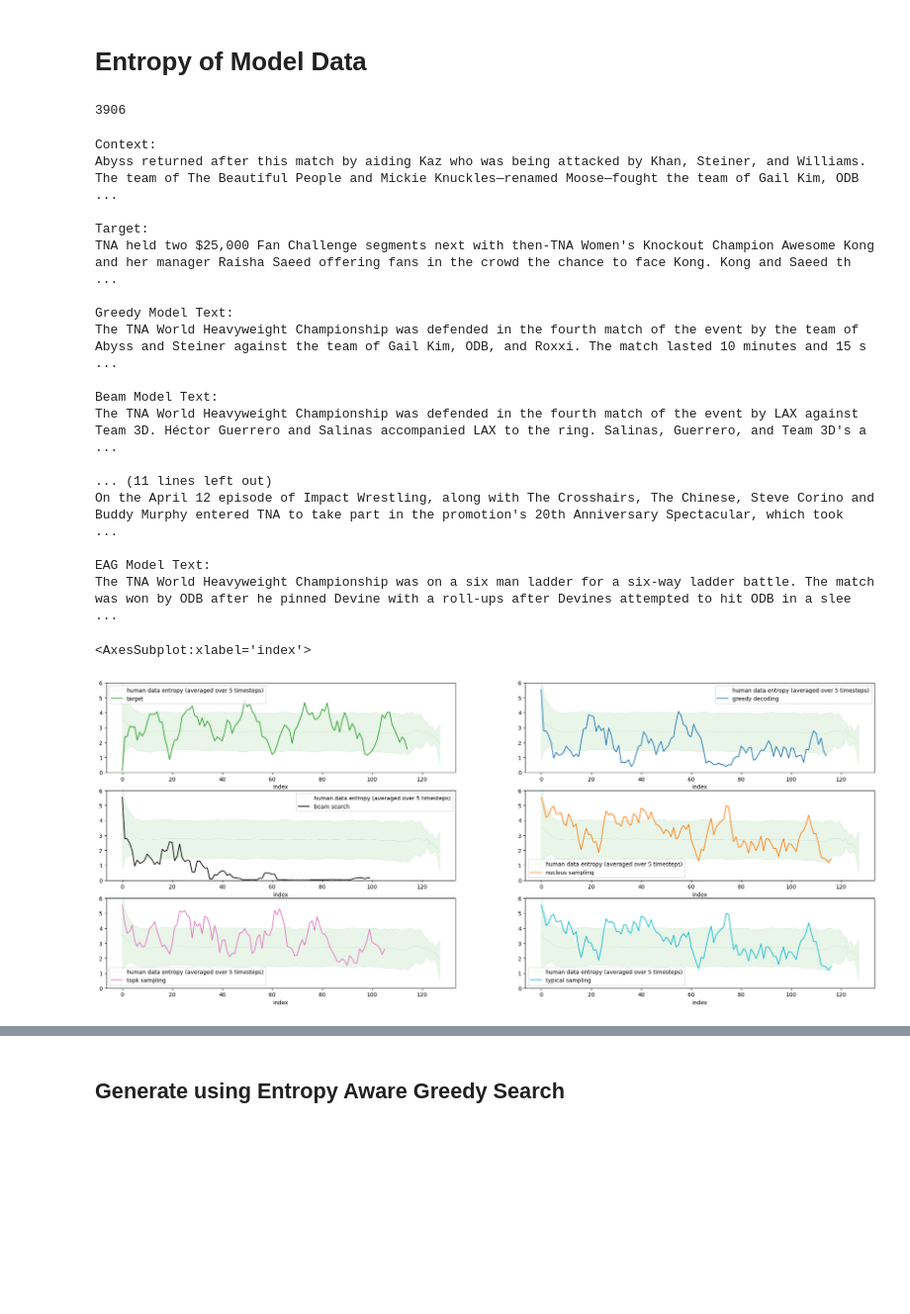
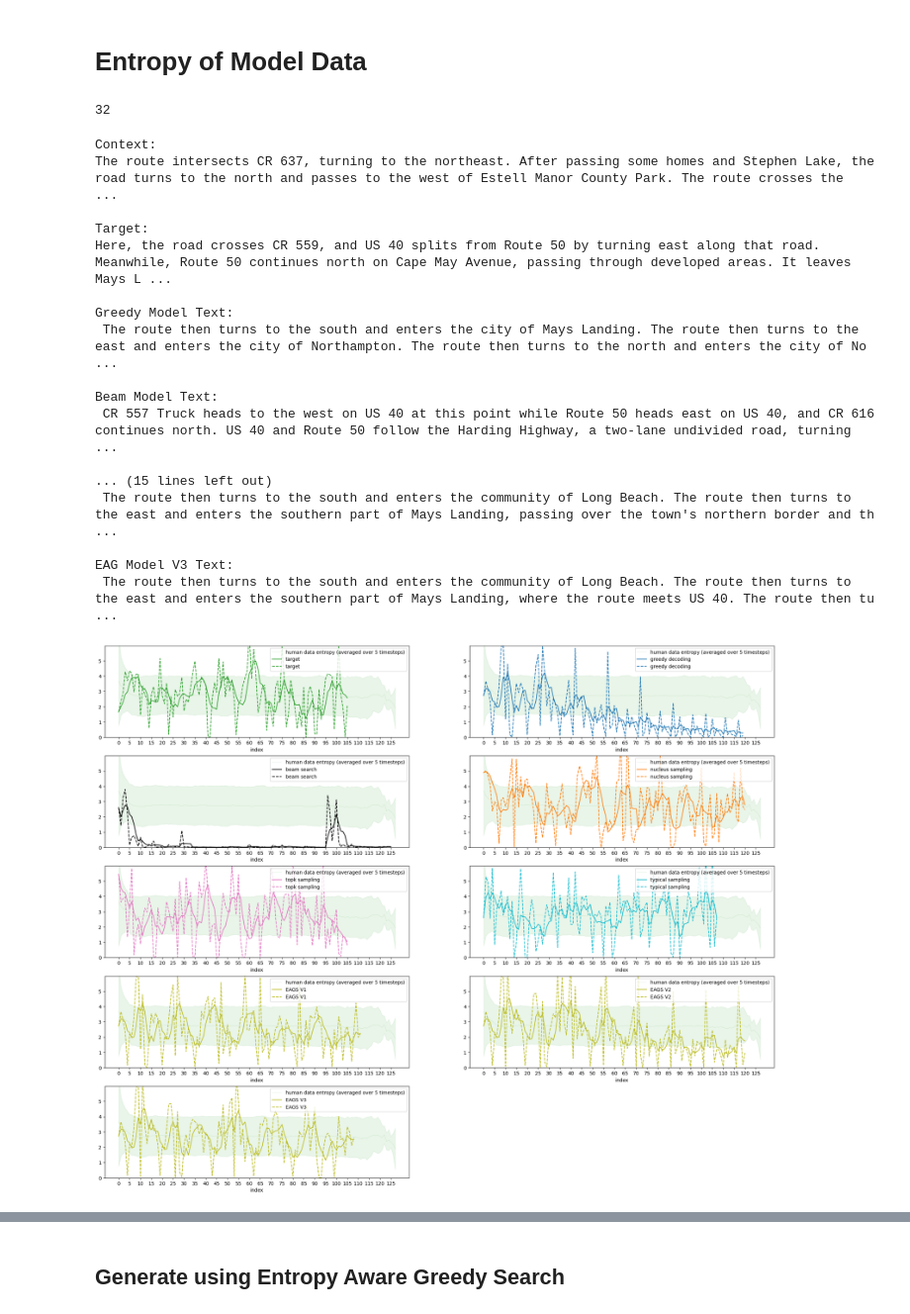
Before and after one commit to kushalarora/stable_entropy_hypothesis, a Jupyter notebook: text_completion/wiki/gpt2_wiki_prompt.ipynb, the cells around one changed output, grey strips where cells are left out. Shown at 99% size. Saved outputs shown, nothing was run; the diff lists cells and outputs as text; code cells hidden in the pictures; blank space fills up the shorter version.

```diff
--- a/text_completion/wiki/gpt2_wiki_prompt.ipynb
+++ b/text_completion/wiki/gpt2_wiki_prompt.ipynb
@@ -256,9 +266,9 @@ human_datapoint_idx = human_dataframe[(human_dataframe.model_text == human_datap
 
 print(human_datapoint_idx)
 
-human_datapoint_idx=542
+human_datapoint_idx=34
 # %% [output]
-3906
+32
 # %%
 human_datapoint = human_dataframe.iloc[human_datapoint_idx]
 greedy_sample = model_greedy_dataframe[model_greedy_dataframe.context == human_datapoint.context].iloc[0]
@@ -266,7 +276,10 @@ beam_sample = model_beam_dataframe[model_beam_dataframe.context == human_datapoi
 nucleus_sample = model_nucleus_dataframe[model_nucleus_dataframe.context == human_datapoint.context].iloc[0]
 topk_sample = model_topk_dataframe[model_topk_dataframe.context == human_datapoint.context].iloc[0]
 typical_sample = model_typical_dataframe[model_typical_dataframe.context == human_datapoint.context].iloc[0]
-eag_sample = model_eag_dataframe.iloc[human_datapoint_idx]
+eag_v1_sample = model_eags_v1_dataframe.iloc[human_datapoint_idx]
+eag_v2_sample = model_eags_v2_dataframe.iloc[human_datapoint_idx]
+eag_v3_sample = model_eags_v3_dataframe.iloc[human_datapoint_idx]
+
 # eabs_sample = model_eabs_dataframe.iloc[human_datapoint_idx * 10]
 
 print("Context:")
@@ -293,8 +306,18 @@ print("Typical Model Text: ")
 print_sample(human_datapoint.context, typical_sample.model_text)
 print()
 
-print("EAG Model Text:")
-print_sample(human_datapoint.context, eag_sample.model_text.replace("\n", "\\n"))
+print("EAG Model V1 Text:")
+print_sample(human_datapoint.context, eag_v1_sample.model_text)
+# print(f"Num. Voilations: {eag_sample.voilations}")
+print()
+
+print("EAG Model V2 Text:")
+print_sample(human_datapoint.context, eag_v2_sample.model_text)
+# print(f"Num. Voilations: {eag_sample.voilations}")
+print()
+
+print("EAG Model V3 Text:")
+print_sample(human_datapoint.context, eag_v3_sample.model_text)
 # print(f"Num. Voilations: {eag_sample.voilations}")
 print()
 
@@ -304,22 +327,22 @@ print()
 # print()
 # %% [output]
 Context:
-Abyss returned after this match by aiding Kaz who was being attacked by Khan, Steiner, and Williams. The team of The Beautiful People and Mickie Knuckles—renamed Moose—fought the team of Gail Kim, ODB ...
+The route intersects CR 637, turning to the northeast. After passing some homes and Stephen Lake, the road turns to the north and passes to the west of Estell Manor County Park. The route crosses the  ...
 
 Target:
-TNA held two $25,000 Fan Challenge segments next with then-TNA Women's Knockout Champion Awesome Kong and her manager Raisha Saeed offering fans in the crowd the chance to face Kong. Kong and Saeed th ...
+Here, the road crosses CR 559, and US 40 splits from Route 50 by turning east along that road. Meanwhile, Route 50 continues north on Cape May Avenue, passing through developed areas. It leaves Mays L ...
 
 Greedy Model Text:
-The TNA World Heavyweight Championship was defended in the fourth match of the event by the team of Abyss and Steiner against the team of Gail Kim, ODB, and Roxxi. The match lasted 10 minutes and 15 s ...
+ The route then turns to the south and enters the city of Mays Landing. The route then turns to the east and enters the city of Northampton. The route then turns to the north and enters the city of No ...
 
 Beam Model Text:
-The TNA World Heavyweight Championship was defended in the fourth match of the event by LAX against Team 3D. Héctor Guerrero and Salinas accompanied LAX to the ring. Salinas, Guerrero, and Team 3D's a ...
+ CR 557 Truck heads to the west on US 40 at this point while Route 50 heads east on US 40, and CR 616 continues north. US 40 and Route 50 follow the Harding Highway, a two-lane undivided road, turning ...
 
-... (11 lines left out)
-On the April 12 episode of Impact Wrestling, along with The Crosshairs, The Chinese, Steve Corino and Buddy Murphy entered TNA to take part in the promotion's 20th Anniversary Spectacular, which took  ...
+... (15 lines left out)
+ The route then turns to the south and enters the community of Long Beach. The route then turns to the east and enters the southern part of Mays Landing, passing over the town's northern border and th ...
 
-EAG Model Text:
-The TNA World Heavyweight Championship was on a six man ladder for a six-way ladder battle. The match was won by ODB after he pinned Devine with a roll-ups after Devines attempted to hit ODB in a slee ...
+EAG Model V3 Text:
+ The route then turns to the south and enters the community of Long Beach. The route then turns to the east and enters the southern part of Mays Landing, where the route meets US 40. The route then tu ...
 # %%
 lpdh = process_datapoint(
     model=gpt2_model, tokenizer=tokenizer, datapoint=human_datapoint, width=5, max_len=MAX_LEN,
@@ -346,47 +369,66 @@ typical_labeled_datapoint = process_datapoint(
     model=gpt2_model, datapoint=typical_sample,  width=5, max_len=MAX_LEN, tokenizer=tokenizer,
 )
 
-# eag_labeled_datapoint = process_datapoint(
-    # model=gpt2_model, datapoint=eag_sample,  width=5, max_len=MAX_LEN, tokenizer=tokenizer,
-# )
+eag_v1_labeled_datapoint = process_datapoint(
+    model=gpt2_model, datapoint=eag_v1_sample,  width=5, max_len=MAX_LEN, tokenizer=tokenizer,
+)
 
+eag_v2_labeled_datapoint = process_datapoint(
+    model=gpt2_model, datapoint=eag_v2_sample,  width=5, max_len=MAX_LEN, tokenizer=tokenizer,
+)
+
+eag_v3_labeled_datapoint = process_datapoint(
+    model=gpt2_model, datapoint=eag_v3_sample,  width=5, max_len=MAX_LEN, tokenizer=tokenizer,
+)
 
 # eabs_labeled_datapoint = process_datapoint(
     # model=gpt2_model, datapoint=eabs_sample,  width=5, max_len=MAX_LEN, tokenizer=tokenizer,
 # )
 
-fig, axs = plt.subplots(3,2, figsize=(25, 10))
+fig, axs = plt.subplots(5,2, figsize=(25, 20))
 plot_avg_entropies_mean_std(human_ma_entropies, axs[0, 0], 'human data entropy (averaged over 5 timesteps)', color='tab:green', std_dev=1.5, linewidth=0.1)
 lpdh.plot(x="index", y='entropy_ma', ylim=(0,6), ax=axs[0,0], label='target', color='tab:green')
+lpdh.plot(x="index", y='entropy', ylim=(0,6), ax=axs[0,0], label='target', color='tab:green', linestyle='dashed')
 
 plot_avg_entropies_mean_std(human_ma_entropies, axs[0, 1], 'human data entropy (averaged over 5 timesteps)', color='tab:green', std_dev=1.5, linewidth=0.1)
 greedy_labeled_datapoint.plot(x="index", y='entropy_ma', ylim=(0,6), ax=axs[0, 1], label='greedy decoding', color='tab:blue')
+greedy_labeled_datapoint.plot(x="index", y='entropy', ylim=(0,6), ax=axs[0, 1], label='greedy decoding', color='tab:blue', linestyle='dashed')
 
 plot_avg_entropies_mean_std(human_ma_entropies, axs[1, 0], 'human data entropy (averaged over 5 timesteps)', color='tab:green', std_dev=1.5, linewidth=0.1)
 beam_labeled_datapoint.plot(x="index", y='entropy_ma', ylim=(0,6), ax=axs[1, 0], label='beam search', color='black')
+beam_labeled_datapoint.plot(x="index", y='entropy', ylim=(0,6), ax=axs[1, 0], label='beam search', color='black', linestyle='dashed')
 
 plot_avg_entropies_mean_std(human_ma_entropies, axs[1, 1], 'human data entropy (averaged over 5 timesteps)', color='tab:green', std_dev=1.5, linewidth=0.1)
 nucleus_labeled_datapoint.plot(x="index", y='entropy_ma', ylim=(0,6), ax=axs[1, 1], label='nucleus sampling', color='tab:orange')
+nucleus_labeled_datapoint.plot(x="index", y='entropy', ylim=(0,6), ax=axs[1, 1], label='nucleus sampling', color='tab:orange', linestyle='dashed')
 
 plot_avg_entropies_mean_std(human_ma_entropies, axs[2,0], 'human data entropy (averaged over 5 timesteps)', color='tab:green', std_dev=1.5, linewidth=0.1)
 topk_labeled_datapoint.plot(x="index", y='entropy_ma', ylim=(0,6), ax=axs[2,0], label='topk sampling', color='tab:pink')
+topk_labeled_datapoint.plot(x="index", y='entropy', ylim=(0,6), ax=axs[2,0], label='topk sampling', color='tab:pink', linestyle='dashed')
 
 plot_avg_entropies_mean_std(human_ma_entropies, axs[2,1], 'human data entropy (averaged over 5 timesteps)', color='tab:green', std_dev=1.5, linewidth=0.1)
 typical_labeled_datapoint.plot(x="index", y='entropy_ma', ylim=(0,6), ax=axs[2,1], label='typical sampling', color='tab:cyan')
+typical_labeled_datapoint.plot(x="index", y='entropy', ylim=(0,6), ax=axs[2,1], label='typical sampling', color='tab:cyan', linestyle='dashed')
 
 
-# plot_avg_entropies_mean_std(human_ma_entropies, axs[2,0], 'human data entropy (averaged over 5 timesteps)', color='tab:green', std_dev=1.5, linewidth=0.1)
-# eag_labeled_datapoint.plot(x="index", y='entropy_ma', ylim=(0,6), ax=axs[2, 0], label='Entropy Aware greedy decoding', color='tab:blue')
+plot_avg_entropies_mean_std(human_ma_entropies, axs[3,0], 'human data entropy (averaged over 5 timesteps)', color='tab:green', std_dev=1.5, linewidth=0.1)
+eag_v1_labeled_datapoint.plot(x="index", y='entropy_ma', ylim=(0,6), ax=axs[3, 0], label='EAGS V1', color='tab:olive')
+eag_v1_labeled_datapoint.plot(x="index", y='entropy', ylim=(0,6), ax=axs[3, 0], label='EAGS V1', color='tab:olive', linestyle='dashed')
 
-# plot_avg_entropies_mean_std(human_ma_entropies, axs[2,1], 'human data entropy (averaged over 5 timesteps)', color='tab:green', std_dev=1.5, linewidth=0.1)
-# eabs_labeled_datapoint.plot(x="index", y='entropy_ma', ylim=(0,6), ax=axs[2, 1], label='Entropy Aware greedy decoding', color='tab:olive')
+plot_avg_entropies_mean_std(human_ma_entropies, axs[3,1], 'human data entropy (averaged over 5 timesteps)', color='tab:green', std_dev=1.5, linewidth=0.1)
+eag_v2_labeled_datapoint.plot(x="index", y='entropy_ma', ylim=(0,6), ax=axs[3, 1], label='EAGS V2', color='tab:olive')
+eag_v2_labeled_datapoint.plot(x="index", y='entropy', ylim=(0,6), ax=axs[3, 1], label='EAGS V2', color='tab:olive', linestyle='dashed')
 
+plot_avg_entropies_mean_std(human_ma_entropies, axs[4,0], 'human data entropy (averaged over 5 timesteps)', color='tab:green', std_dev=1.5, linewidth=0.1)
+eag_v3_labeled_datapoint.plot(x="index", y='entropy_ma', ylim=(0,6), ax=axs[4, 0], label='EAGS V3', color='tab:olive')
+eag_v3_labeled_datapoint.plot(x="index", y='entropy', ylim=(0,6), ax=axs[4, 0], label='EAGS V3', color='tab:olive', linestyle='dashed')
 
+plt.setp(axs, xticks=range(0, MAX_LEN, 5),
+            yticks=range(0,6))
 
-# fig.delaxes(axs[2,1])
+fig.delaxes(axs[4,1])
 # # ax.set_xticklabels(lpdm['token'])
 # ax.set_xlabel("Timestep")
 # ax.set_ylabel("Entropy (Averaged over 5 timesteps)")
 # %% [output]
-<AxesSubplot:xlabel='index'>
-[figure, old version]
+[figure, new version]
```
Also changed, not shown: parts of 9 cells of this notebook.
